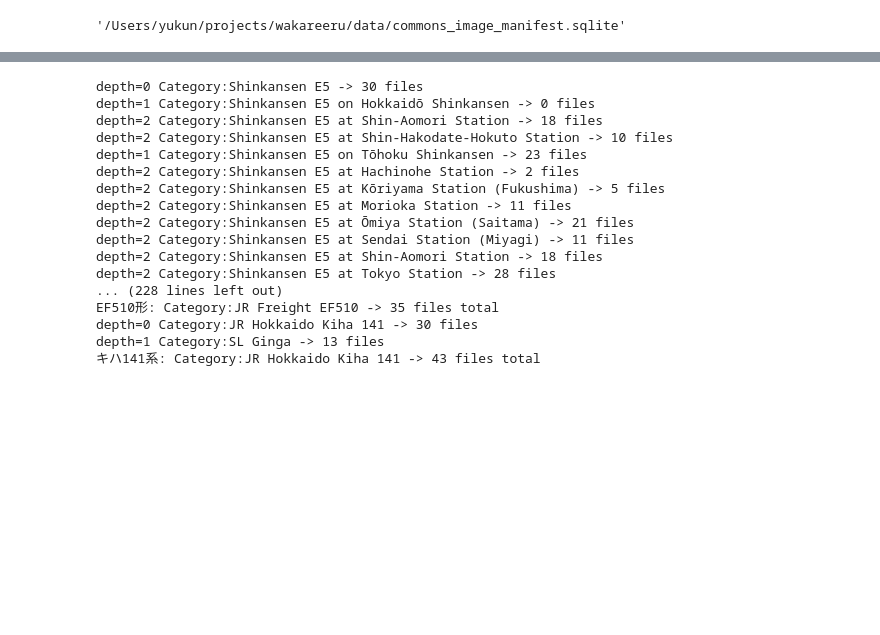
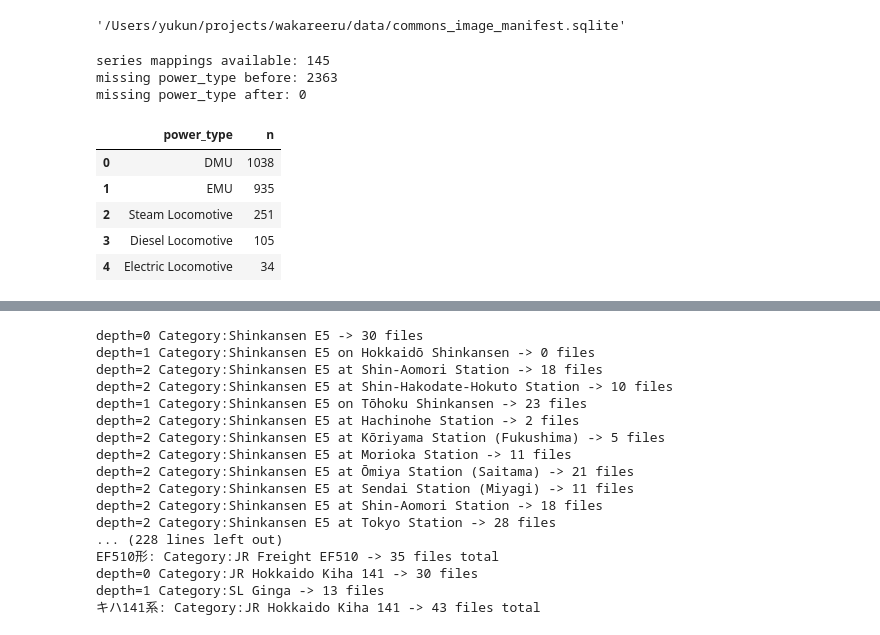
Before and after one commit to SniperPigeon/wakareeru, a Jupyter notebook: src/crawler/img_crawler.ipynb, the cells around one changed output, grey strips where cells are left out. Cells and saved outputs as stored; diff of their text form; code cells hidden in the pictures; blank space fills up the shorter version.

Commit message:
Add power_type field and mapping

```diff
--- a/src/crawler/img_crawler.ipynb
+++ b/src/crawler/img_crawler.ipynb
@@ -589,6 +642,7 @@ def init_image_db(db_path: str = IMAGE_DB_PATH) -> sqlite3.Connection:
             id INTEGER PRIMARY KEY AUTOINCREMENT,
             series TEXT NOT NULL,
             wiki_title TEXT,
+            power_type TEXT,
             operator_en_json TEXT NOT NULL,
             root_category TEXT NOT NULL,
             category TEXT NOT NULL,
@@ -624,6 +678,8 @@ def init_image_db(db_path: str = IMAGE_DB_PATH) -> sqlite3.Connection:
     image_columns = {row[1] for row in conn.execute("PRAGMA table_info(images)")}
     if "category_path_json" not in image_columns:
         conn.execute("ALTER TABLE images ADD COLUMN category_path_json TEXT NOT NULL DEFAULT '[]'")
+    if "power_type" not in image_columns:
+        conn.execute("ALTER TABLE images ADD COLUMN power_type TEXT")
 
     category_columns = {row[1] for row in conn.execute("PRAGMA table_info(categories)")}
     if "parent_category" not in category_columns:
@@ -637,6 +693,68 @@ conn.close()
 IMAGE_DB_PATH
 # %% [output]
 '/Users/yukun/projects/wakareeru/data/commons_image_manifest.sqlite'
+# %%
+def repair_image_power_type_from_series(
+    db_path: str = IMAGE_DB_PATH,
+    model_csv: str = COMMONS_MODEL_CSV,
+) -> pd.DataFrame:
+    """One-off repair: backfill images.power_type from the model CSV by series."""
+    models = load_commons_models(model_csv)
+    power_by_series = (
+        models[["series", "power_type"]]
+        .dropna(subset=["power_type"])
+        .drop_duplicates(subset=["series"], keep="last")
+    )
+    update_rows = power_by_series[["power_type", "series"]].values.tolist()
+
+    conn = init_image_db(db_path)
+    try:
+        before_missing = conn.execute(
+            "SELECT COUNT(*) FROM images WHERE power_type IS NULL OR power_type = ''"
+        ).fetchone()[0]
+        conn.executemany(
+            """
+            UPDATE images
+            SET power_type = ?
+            WHERE series = ?
+              AND (power_type IS NULL OR power_type = '')
+            """,
+            update_rows,
+        )
+        conn.commit()
+        after_missing = conn.execute(
+            "SELECT COUNT(*) FROM images WHERE power_type IS NULL OR power_type = ''"
+        ).fetchone()[0]
+
+        print(f"series mappings available: {len(update_rows)}")
+        print(f"missing power_type before: {before_missing}")
+        print(f"missing power_type after: {after_missing}")
+        return pd.read_sql_query(
+            """
+            SELECT power_type, COUNT(*) AS n
+            FROM images
+            GROUP BY power_type
+            ORDER BY n DESC
+            """,
+            conn,
+        )
+    finally:
+        conn.close()
+
+
+# Run this once after updating the schema helpers to backfill the existing DB.
+# power_type_repair_summary = repair_image_power_type_from_series()
+# display(power_type_repair_summary)
+# %% [output]
+series mappings available: 145
+missing power_type before: 2363
+missing power_type after: 0
+|  | power_type | n |
+| 0 | DMU | 1038 |
+| 1 | EMU | 935 |
+| 2 | Steam Locomotive | 251 |
+| 3 | Diesel Locomotive | 105 |
+| 4 | Electric Locomotive | 34 |
 # %%
 def has_excluded_pattern(text: str, patterns: tuple[str, ...]) -> str | None:
     """Return the first exclusion pattern found in text."""
```
Also changed, not shown: parts of 9 cells of this notebook.
